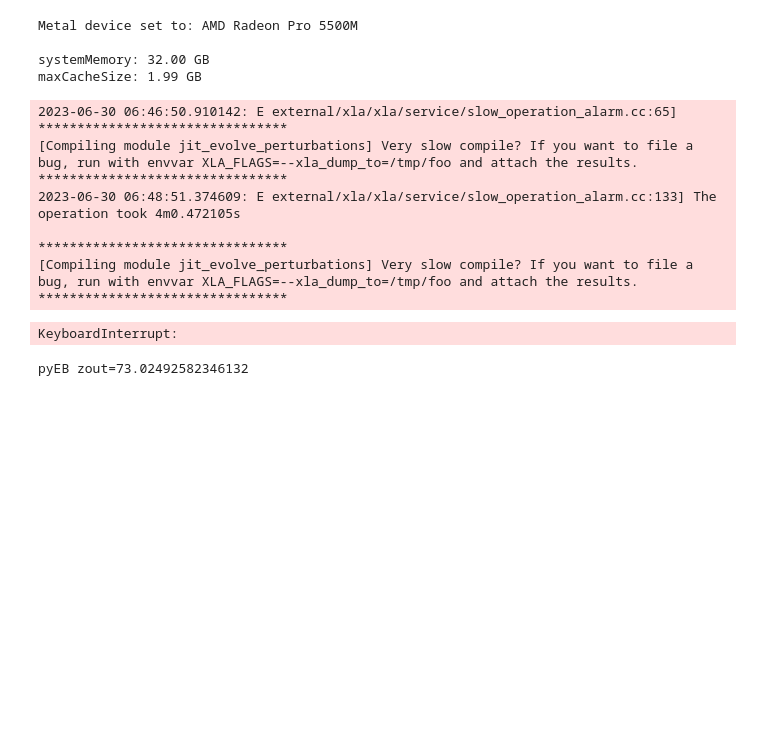
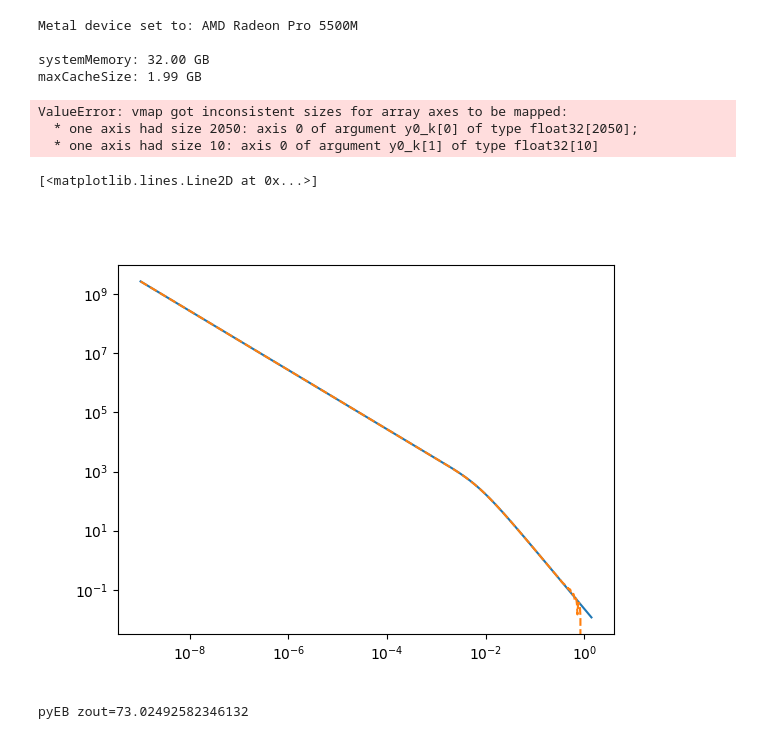
Before and after one commit to ohahn/DISCO-EB, a Jupyter notebook: pylinger_demo.ipynb, the cells around one changed output. Cells and saved outputs as stored; diff of their text form; code cells hidden in the pictures; blank space fills up the shorter version.

```diff
--- a/pylinger_demo.ipynb
+++ b/pylinger_demo.ipynb
@@ -78,18 +80,24 @@ maxCacheSize: 1.99 GB
 nmodes = 10
 kmin = 1e-3
 kmax = 1e-1
-y, kmodes, t = evolve_perturbations( param=cp.param, kmin=kmin, kmax=kmax, num_k=nmodes, aexp_out=jnp.geomspace(1e-5,1e-4,2) )
+
+y, kmodes = evolve_perturbations( param=cp.param, kmin=kmin, kmax=kmax, num_k=nmodes, aexp_out=jnp.array([1e-2]) )
 # %% [output]
-2023-06-30 06:46:50.910142: E external/xla/xla/service/slow_operation_alarm.cc:65]
-********************************
-[Compiling module jit_evolve_perturbations] Very slow compile? If you want to file a bug, run with envvar XLA_FLAGS=--xla_dump_to=/tmp/foo and attach the results.
-********************************
-2023-06-30 06:48:51.374609: E external/xla/xla/service/slow_operation_alarm.cc:133] The operation took 4m0.472105s
-
-********************************
-[Compiling module jit_evolve_perturbations] Very slow compile? If you want to file a bug, run with envvar XLA_FLAGS=--xla_dump_to=/tmp/foo and attach the results.
-********************************
+ValueError: vmap got inconsistent sizes for array axes to be mapped:
+  * one axis had size 2050: axis 0 of argument y0_k[0] of type float32[2050];
+  * one axis had size 10: axis 0 of argument y0_k[1] of type float32[10]
-KeyboardInterrupt:
+# %%
+fig, ax  = plt.subplots()
+xe = cp.param['th']['xe']
+fe = (1.0 - YHe) * xe / (1.0 - 0.75 * YHe + (1.0 - YHe) * xe)
+# ax.loglog( cp.param['th']['a'], fe )
+ax.loglog( cp.param['th']['a'], cp.param['th']['tb'] )
+ax.loglog( astored, tbstored, '--' )
+# ax.semilogx( cp.param['th']['a'],  Tcmb / cp.param['th']['a'] - cp.param['th']['tb'])
+# ax.loglog( cp.param['th']['a'], Tcmb / cp.param['th']['a'] )
+# %% [output]
+[<matplotlib.lines.Line2D at 0x...>]
+[figure, added]
 # %%
 ## evaluate the power spectra
 iout = 1
```
Also changed, not shown: parts of 2 cells of this notebook, 3 other files.
